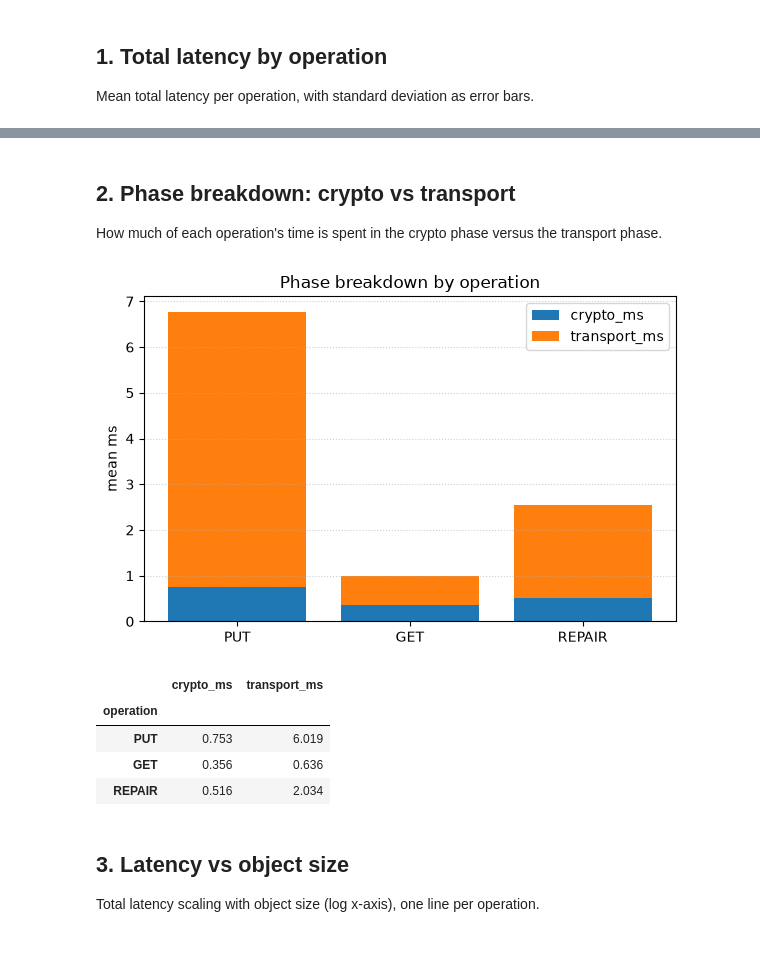
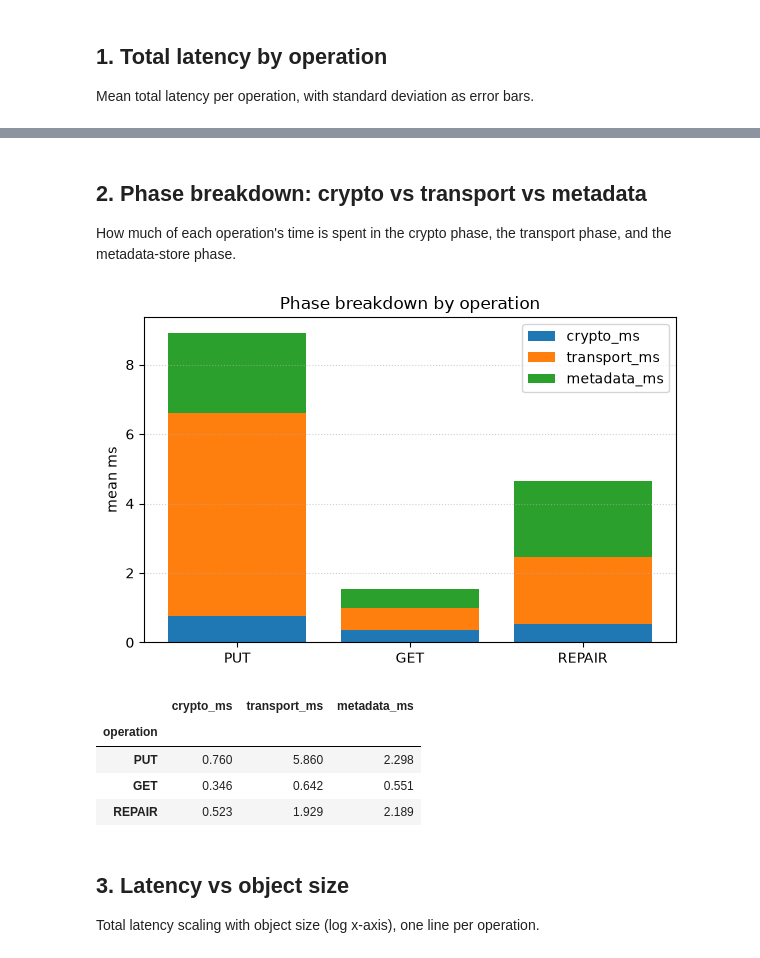
Before and after one commit to rayennaitslimane/PQDOS, a Jupyter notebook: docs/metrics/01_performance.ipynb, the cells around one changed output, grey strips where cells are left out. Saved outputs shown, nothing was run; the diff lists cells and outputs as text; code cells hidden in the pictures.

```diff
--- a/docs/metrics/01_performance.ipynb
+++ b/docs/metrics/01_performance.ipynb
@@ -60,33 +60,35 @@ by_op.round(3)
 # %% [markdown]
-## 2. Phase breakdown: crypto vs transport
+## 2. Phase breakdown: crypto vs transport vs metadata
 
-How much of each operation's time is spent in the crypto phase versus the
-transport phase.
+How much of each operation's time is spent in the crypto phase, the
+transport phase, and the metadata-store phase.
 # %%
 phases = (
-    df.groupby("operation")[["crypto_ms", "transport_ms"]]
+    df.groupby("operation")[["crypto_ms", "transport_ms", "metadata_ms"]]
     .mean()
     .reindex([o for o in mu.OPERATIONS if o in df["operation"].unique()])
 )
 
 fig, ax = plt.subplots(figsize=(6, 4))
 ax.bar(phases.index, phases["crypto_ms"], label="crypto_ms")
 ax.bar(phases.index, phases["transport_ms"], bottom=phases["crypto_ms"],
        label="transport_ms")
+ax.bar(phases.index, phases["metadata_ms"],
+       bottom=phases["crypto_ms"] + phases["transport_ms"], label="metadata_ms")
 ax.set_ylabel("mean ms")
 ax.set_title("Phase breakdown by operation")
 ax.legend()
 ax.grid(axis="y", linestyle=":", alpha=0.6)
 plt.tight_layout()
 plt.show()
 phases.round(3)
 # %% [output]
-[figure, old version]
+[figure, new version]
-|  | crypto_ms | transport_ms |
-| operation |  |  |
-| PUT | 0.753 | 6.019 |
-| GET | 0.356 | 0.636 |
-| REPAIR | 0.516 | 2.034 |
+|  | crypto_ms | transport_ms | metadata_ms |
+| operation |  |  |  |
+| PUT | 0.760 | 5.860 | 2.298 |
+| GET | 0.346 | 0.642 | 0.551 |
+| REPAIR | 0.523 | 1.929 | 2.189 |
 # %% [markdown]
 ## 3. Latency vs object size
 
```
Also changed, not shown: parts of 6 cells of this notebook, 21 other files.
